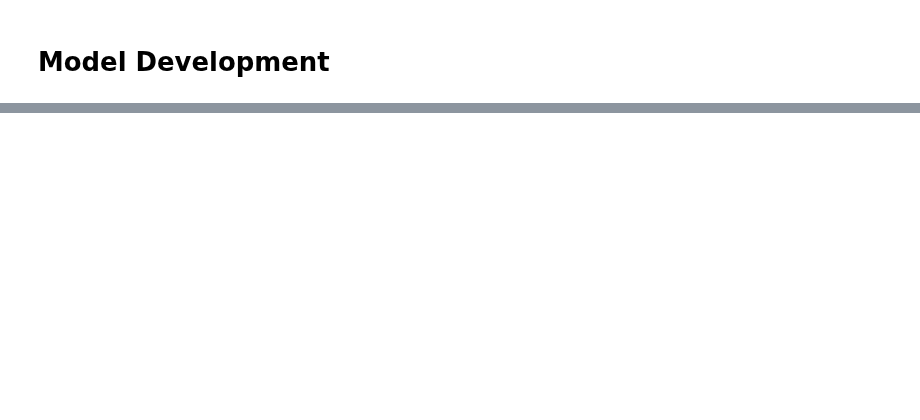
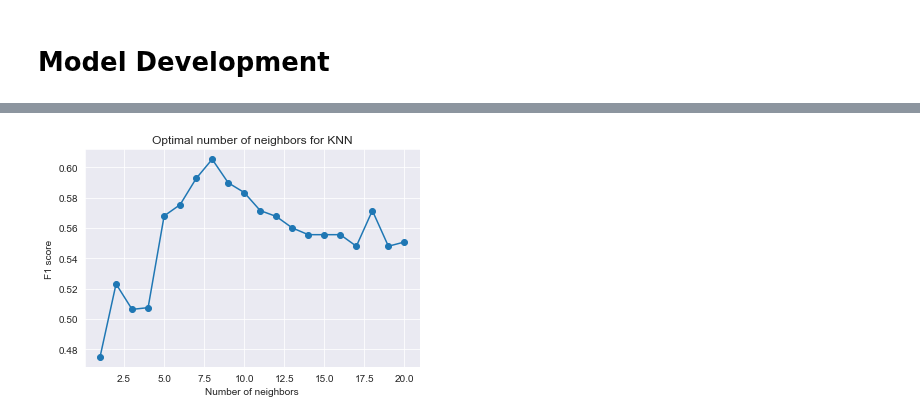
Before and after one commit to mdushetwar/Blood-Donation-Prediction, a Jupyter notebook: BloodDonationPred.ipynb, the cells around one changed output, grey strips where cells are left out. Drawn from its saved outputs; the diff is of its cells as text; code cells hidden in the pictures; blank space fills up the shorter version.

```diff
--- a/BloodDonationPred.ipynb
+++ b/BloodDonationPred.ipynb
@@ -639,0 +698,23 @@ plt.boxplot(f1_scores, labels=models.keys());
+# %%
+# Define a range of values for n_neighbors
+n_neighbors_range = range(1, 21)
+
+# Define empty lists to store the results
+f1_scores_knn = []
+
+# Loop through each value of n_neighbors and fit the model
+for n_neighbors in n_neighbors_range:
+    model = KNeighborsClassifier(n_neighbors=n_neighbors)
+    model.fit(X_smote, y_smote)
+    y_pred = model.predict(X_test_transformed)
+    f1 = f1_score(y_test, y_pred)
+    f1_scores_knn.append(f1)
+
+# Plot the results
+plt.plot(n_neighbors_range, f1_scores_knn, marker='o')
+plt.xlabel('Number of neighbors')
+plt.ylabel('F1 score')
+plt.title('Optimal number of neighbors for KNN')
+plt.show()
+# %% [output]
+[figure, added]
```
Also changed, not shown: parts of 23 cells of this notebook.
